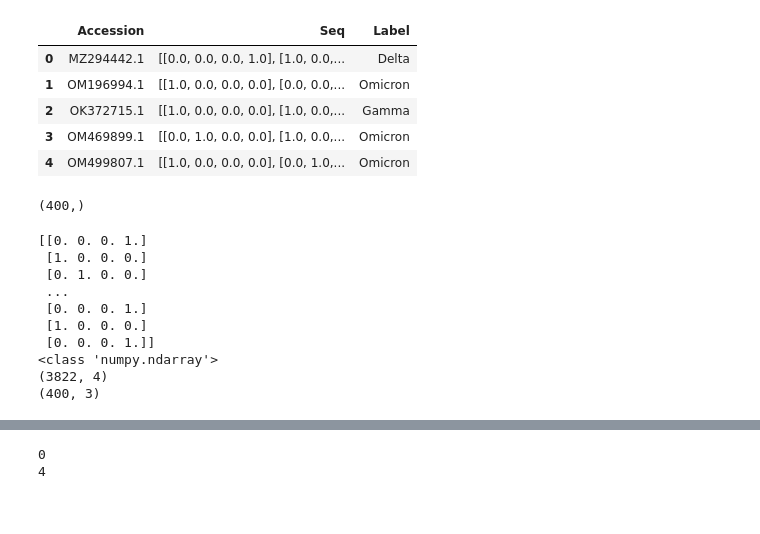
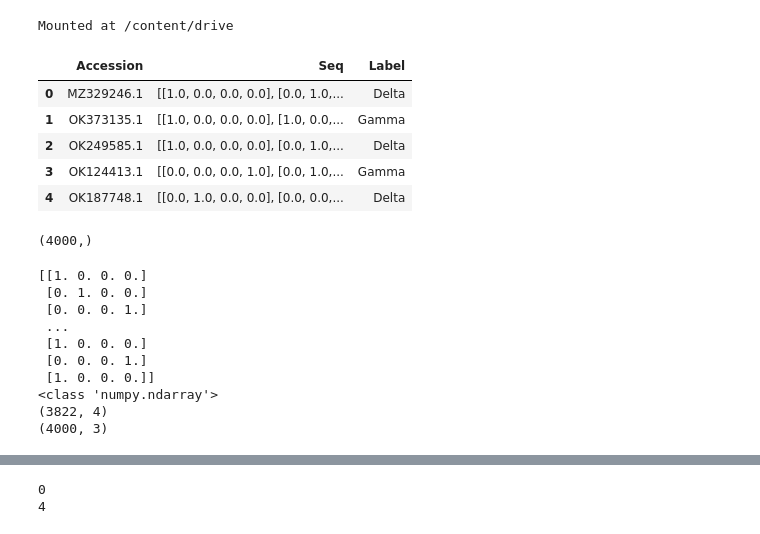
Before and after one commit to alexchen1999/covid-19-sample-strain-classification, a Jupyter notebook: cnn.ipynb, the cells around one changed output, grey strips where cells are left out. Cells and saved outputs as stored; diff of their text form; code cells hidden in the pictures.

```diff
--- a/cnn.ipynb
+++ b/cnn.ipynb
@@ -28,38 +26,43 @@ device = torch.device("cuda:0" if torch.cuda.is_available() else "cpu")
+# %%
+from google.colab import drive
+drive.mount('/content/drive')
+# %% [output]
+Mounted at /content/drive
 # %%
 # Read pandas csv
-df = pd.read_csv('spike_seq_one_hots_100.csv')
+df = pd.read_csv('/content/drive/My Drive/spike_seq_one_hots_1000.csv')
 df.head()
 # %% [output]
 |  | Accession | Seq | Label |
-| 0 | MZ294442.1 | [[0.0, 0.0, 0.0, 1.0], [1.0, 0.0,... | Delta |
-| 1 | OM196994.1 | [[1.0, 0.0, 0.0, 0.0], [0.0, 0.0,... | Omicron |
-| 2 | OK372715.1 | [[1.0, 0.0, 0.0, 0.0], [1.0, 0.0,... | Gamma |
-| 3 | OM469899.1 | [[0.0, 1.0, 0.0, 0.0], [1.0, 0.0,... | Omicron |
-| 4 | OM499807.1 | [[1.0, 0.0, 0.0, 0.0], [0.0, 1.0,... | Omicron |
+| 0 | MZ329246.1 | [[1.0, 0.0, 0.0, 0.0], [0.0, 1.0,... | Delta |
+| 1 | OK373135.1 | [[1.0, 0.0, 0.0, 0.0], [1.0, 0.0,... | Gamma |
+| 2 | OK249585.1 | [[1.0, 0.0, 0.0, 0.0], [0.0, 1.0,... | Delta |
+| 3 | OK124413.1 | [[0.0, 0.0, 0.0, 1.0], [0.0, 1.0,... | Gamma |
+| 4 | OK187748.1 | [[0.0, 1.0, 0.0, 0.0], [0.0, 0.0,... | Delta |
 # %%
 print(df['Seq'].shape)
 # %% [output]
-(400,)
+(4000,)
 # %%
 def str2array(s):
     return np.array(json.loads(s))
 
-df1=pd.read_csv('spike_seq_one_hots_100.csv', converters={'Seq': str2array})
+df1=pd.read_csv('/content/drive/My Drive/spike_seq_one_hots_1000.csv', converters={'Seq': str2array})
 print(df1.iloc[0]['Seq'])
 print(type(df1.iloc[0]['Seq']))
 print(df1.iloc[0]['Seq'].shape)
 print(df1.shape)
 # %% [output]
-[[0. 0. 0. 1.]
+[[1. 0. 0. 0.]
+ [0. 1. 0. 0.]
+ [0. 0. 0. 1.]
+ ...
  [1. 0. 0. 0.]
- [0. 1. 0. 0.]
- ...
  [0. 0. 0. 1.]
- [1. 0. 0. 0.]
- [0. 0. 0. 1.]]
+ [1. 0. 0. 0.]]
 <class 'numpy.ndarray'>
 (3822, 4)
-(400, 3)
+(4000, 3)
 # %%
 # Train Test Split
 X = df1['Seq']
```
Also changed, not shown: parts of 4 cells of this notebook.
